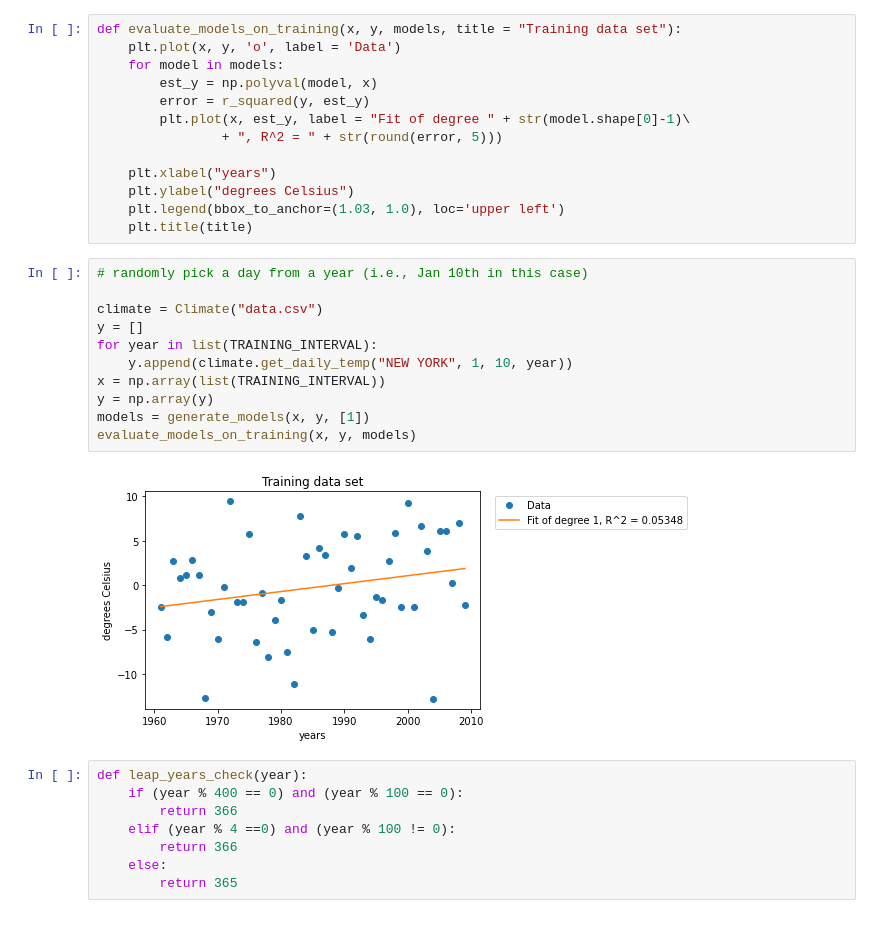
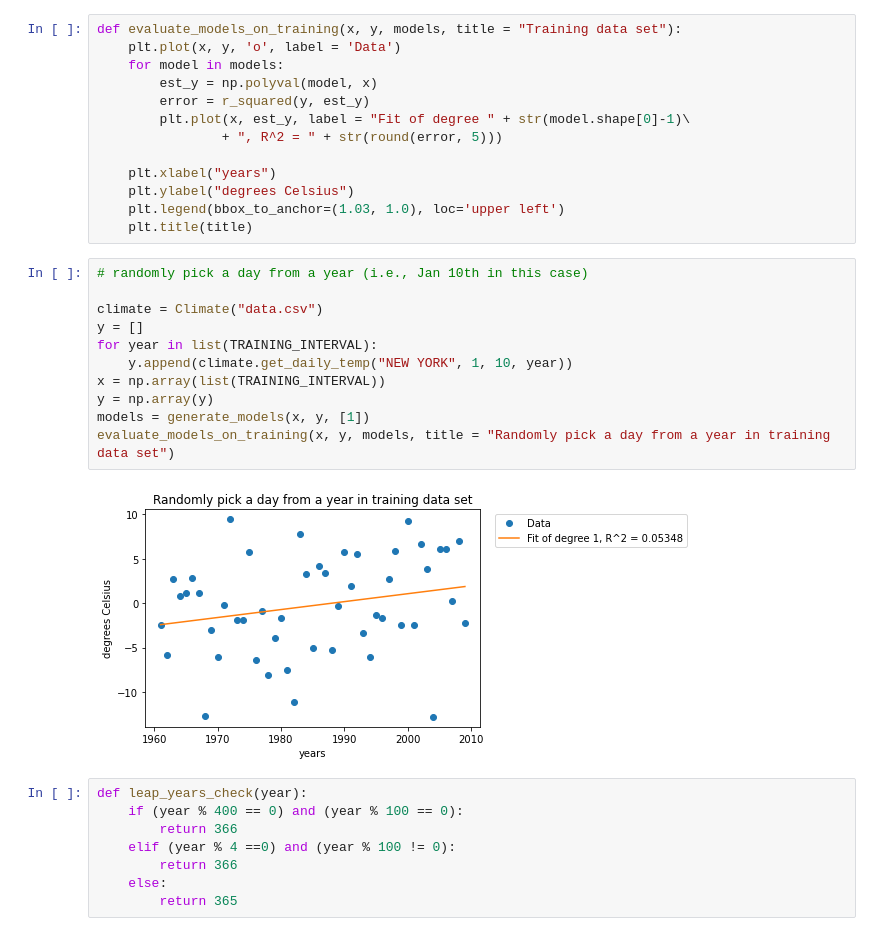
Before and after one commit to EarthAkkharawat/Modeling-global-warming, a Jupyter notebook: global-warming-model.ipynb, the cells around one changed output. Drawn from its saved outputs; the diff is of its cells as text.

```diff
--- a/global-warming-model.ipynb
+++ b/global-warming-model.ipynb
@@ -105,14 +105,14 @@ def evaluate_models_on_training(x, y, models, title = "Training data set"):
 
 climate = Climate("data.csv")
 y = []
 for year in list(TRAINING_INTERVAL):
     y.append(climate.get_daily_temp("NEW YORK", 1, 10, year))
 x = np.array(list(TRAINING_INTERVAL))
 y = np.array(y)
 models = generate_models(x, y, [1])
-evaluate_models_on_training(x, y, models)
+evaluate_models_on_training(x, y, models, title = "Randomly pick a day from a year in training data set")
 # %% [output]
-[figure, old version]
+[figure, new version]
 # %%
 def leap_years_check(year):
     if (year % 400 == 0) and (year % 100 == 0):
```
Also changed, not shown: parts of 9 cells of this notebook.
